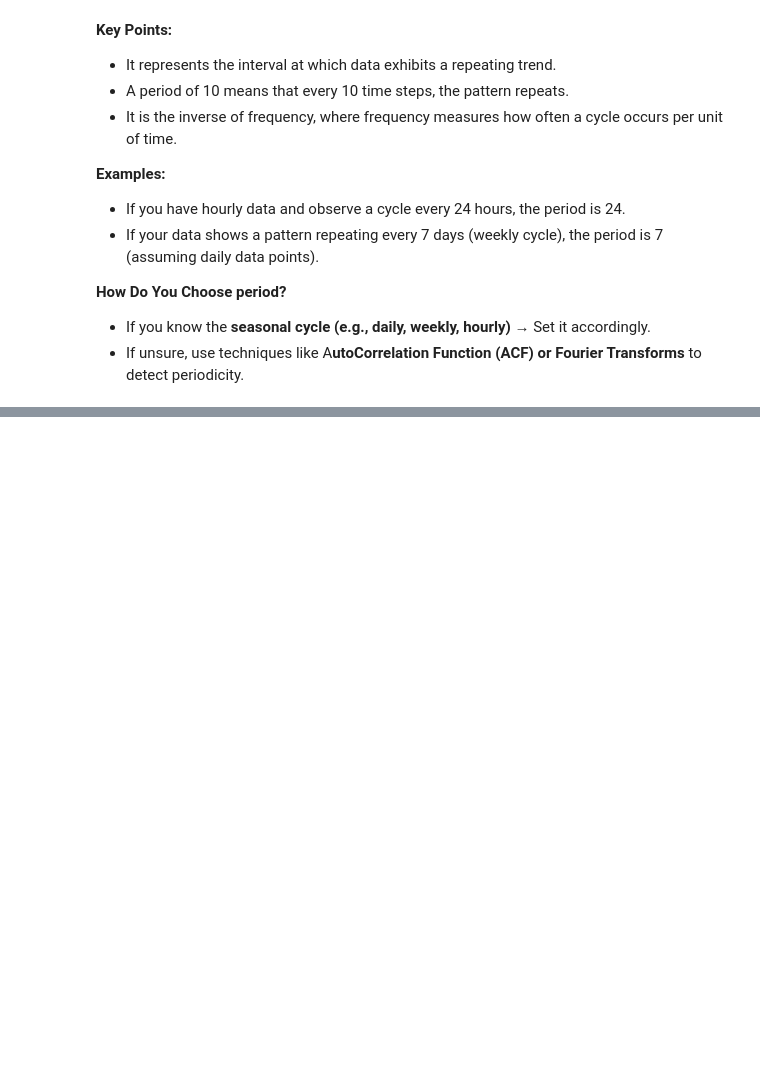
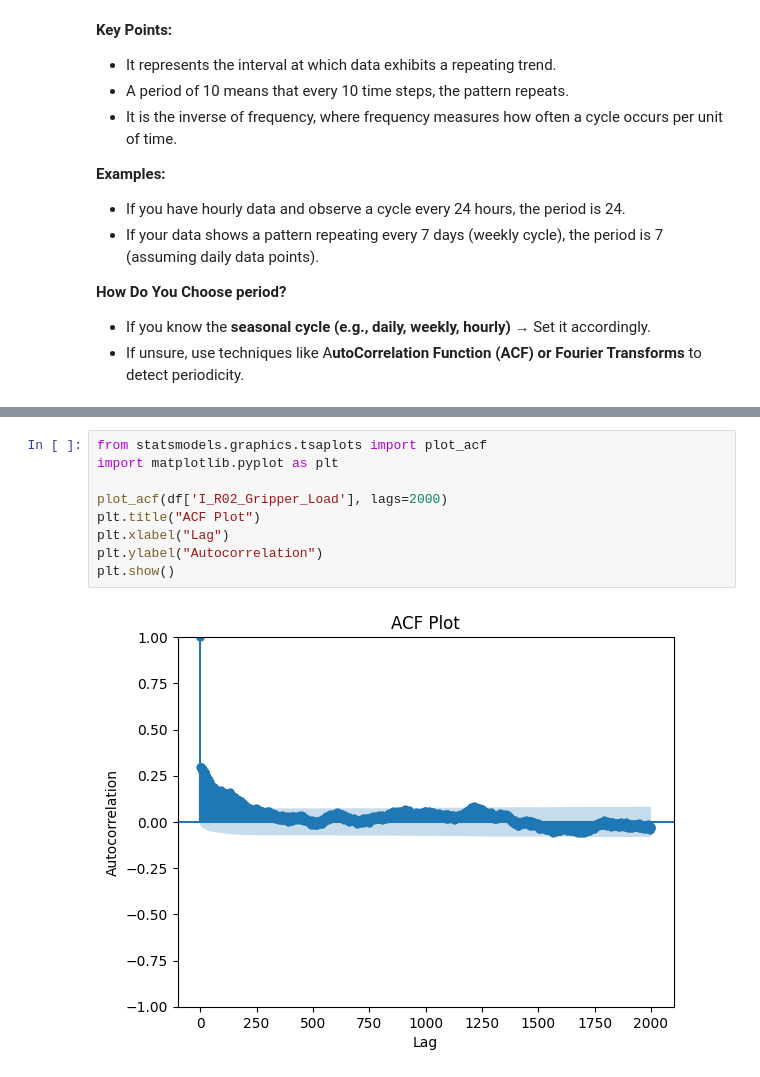
Before and after one commit to ChathurangiShyalika/AAAI-Lab-Rare-Event-Prediction, a Jupyter notebook: Part 3/Data_augmentation.ipynb, the cells around one changed output, grey strips where cells are left out. Cells and saved outputs as stored; diff of their text form; blank space fills up the shorter version.

```diff
--- a/Part 3/Data_augmentation.ipynb
+++ b/Part 3/Data_augmentation.ipynb
@@ -429,0 +367,11 @@ df
+# %%
+from statsmodels.graphics.tsaplots import plot_acf
+import matplotlib.pyplot as plt
+
+plot_acf(df['I_R02_Gripper_Load'], lags=2000)
+plt.title("ACF Plot")
+plt.xlabel("Lag")
+plt.ylabel("Autocorrelation")
+plt.show()
+# %% [output]
+[figure, added]
```
Also changed, not shown: parts of 10 cells of this notebook, 2 other files.
